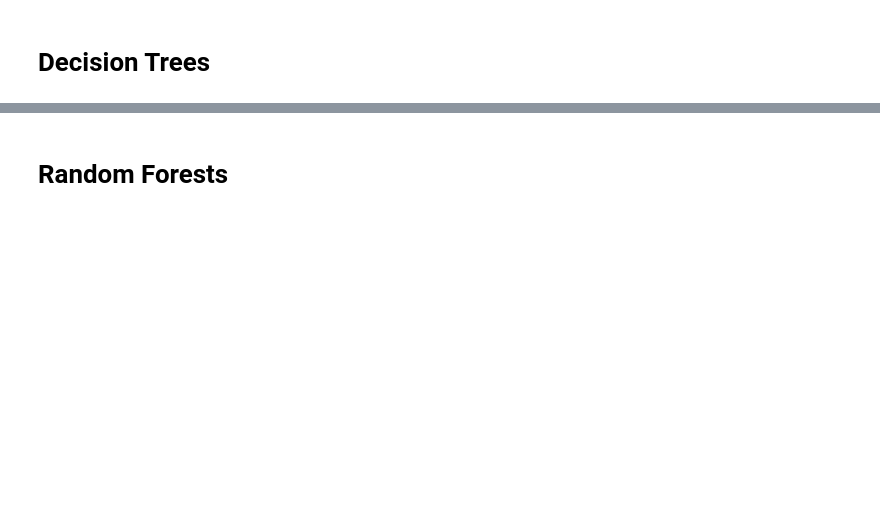
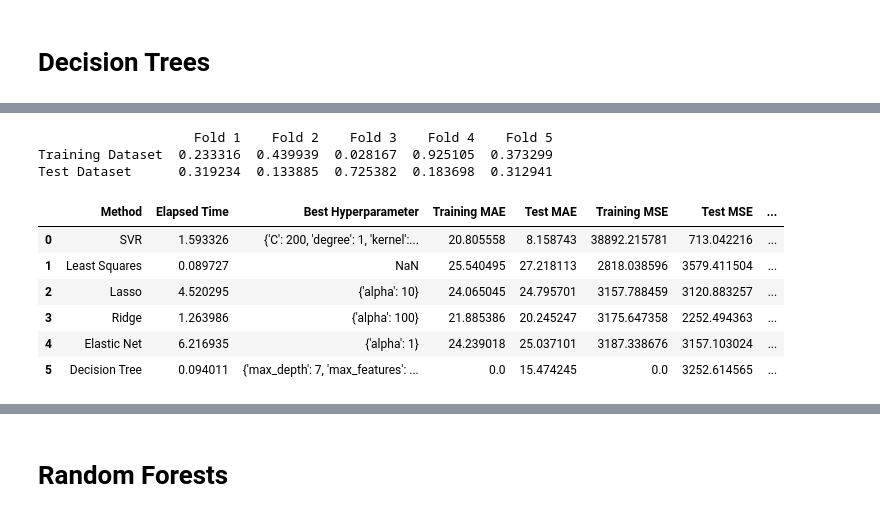
Before and after one commit to Ay0d/Machine-Learning, a Jupyter notebook: seattle-co2-totalghgemissions-2016.ipynb, the cells around one changed output, grey strips where cells are left out. Drawn from its saved outputs; the diff is of its cells as text; code cells hidden in the pictures; blank space fills up the shorter version.

```diff
--- a/seattle-co2-totalghgemissions-2016.ipynb
+++ b/seattle-co2-totalghgemissions-2016.ipynb
@@ -283,9 +283,9 @@ t1_start = process_time()
 svr = SVR()
 
 # define values for hyperparameters
-kernel = ['poly','rbf','sigmoid']
-degree = [2,3,4,5,6,7,8]
-C = [10, 100, 200, 500, 1000]
+kernel = ['poly']
+degree = [1] # linear
+C = [200]
 
 # Create the random grid
 svr_grid = {'kernel': kernel, 'degree': degree, 'C': C}
@@ -640,13 +695,15 @@ t1_start = process_time()
 tree = DecisionTreeRegressor()
 
 # define values for hyperparameters
-max_features = [5,7,10,12]
-max_depth = [4,5,6]
-min_samples_split = [2,3,4,5,6]
-min_samples_leaf = [2,3,4,5,6]
+max_features = [20]
+max_depth = [7]
+min_samples_split = [4]
+min_samples_leaf = [3]
+max_leaf_nodes = [5]
+min_impurity_decrease = [0.685]
 
 # Create the random grid
-tree_grid = {'max_features': max_features, 'max_depth': max_depth, 'min_samples_split': min_samples_split, 'min_samples_leaf': min_samples_leaf}
+tree_grid = {'max_features': max_features, 'max_depth': max_depth, 'min_samples_split': min_samples_split, 'min_samples_leaf': min_samples_leaf, 'max_leaf_nodes': max_leaf_nodes, 'min_impurity_decrease':min_impurity_decrease}
 
 # cross validation to tune hyperparameter
 g_tree = GridSearchCV(tree, param_grid = tree_grid, cv=KFold(n_splits=5,shuffle=True))
@@ -697,10 +756,23 @@ d_tree = {'Training Dataset':cv_tree_train,'Test Dataset':cv_tree_test}
 cv_tree_results = pd.DataFrame(d_tree).transpose()
 cv_tree_results.columns = ['Fold 1', 'Fold 2', 'Fold 3', 'Fold 4', 'Fold 5']
 print(cv_tree_results)
+# %% [output]
+                    Fold 1    Fold 2    Fold 3    Fold 4    Fold 5
+Training Dataset  0.233316  0.439939  0.028167  0.925105  0.373299
+Test Dataset      0.319234  0.133885  0.725382  0.183698  0.312941
 # %%
+pd.set_option("display.max_colwidth", -1) # display the whole cell for random forest hyperparameter
 decision_tree_results = pd.DataFrame(['Decision Tree', tree_time, g_tree_param, tree_train_mae, tree_test_mae, tree_train_mse, tree_test_mse, tree_train_rmse, tree_test_rmse, tree_train_r2, tree_test_r2]).transpose()
 decision_tree_results.columns = ['Method', 'Elapsed Time', 'Best Hyperparameter', 'Training MAE', 'Test MAE', 'Training MSE', 'Test MSE', 'Training RMSE', 'Test RMSE', 'Training R2', 'Test R2']
 results = pd.concat([svr_results, lr_results, lasso_results, ridge_results, elastic_results, decision_tree_results], axis = 0).reset_index().drop(columns='index')
 results
+# %% [output]
+|  | Method | Elapsed Time | Best Hyperparameter | Training MAE | Test MAE | Training MSE | Test MSE | ... |
+| 0 | SVR | 1.593326 | {'C': 200, 'degree': 1, 'kernel':... | 20.805558 | 8.158743 | 38892.215781 | 713.042216 | ... |
+| 1 | Least Squares | 0.089727 | NaN | 25.540495 | 27.218113 | 2818.038596 | 3579.411504 | ... |
+| 2 | Lasso | 4.520295 | {'alpha': 10} | 24.065045 | 24.795701 | 3157.788459 | 3120.883257 | ... |
+| 3 | Ridge | 1.263986 | {'alpha': 100} | 21.885386 | 20.245247 | 3175.647358 | 2252.494363 | ... |
+| 4 | Elastic Net | 6.216935 | {'alpha': 1} | 24.239018 | 25.037101 | 3187.338676 | 3157.103024 | ... |
+| 5 | Decision Tree | 0.094011 | {'max_depth': 7, 'max_features': ... | 0.0 | 15.474245 | 0.0 | 3252.614565 | ... |
 # %%
 plot_feature_importance(tree.feature_importances_,X.columns,' DECISION TREE')
```
Also changed, not shown: parts of 24 cells of this notebook.
